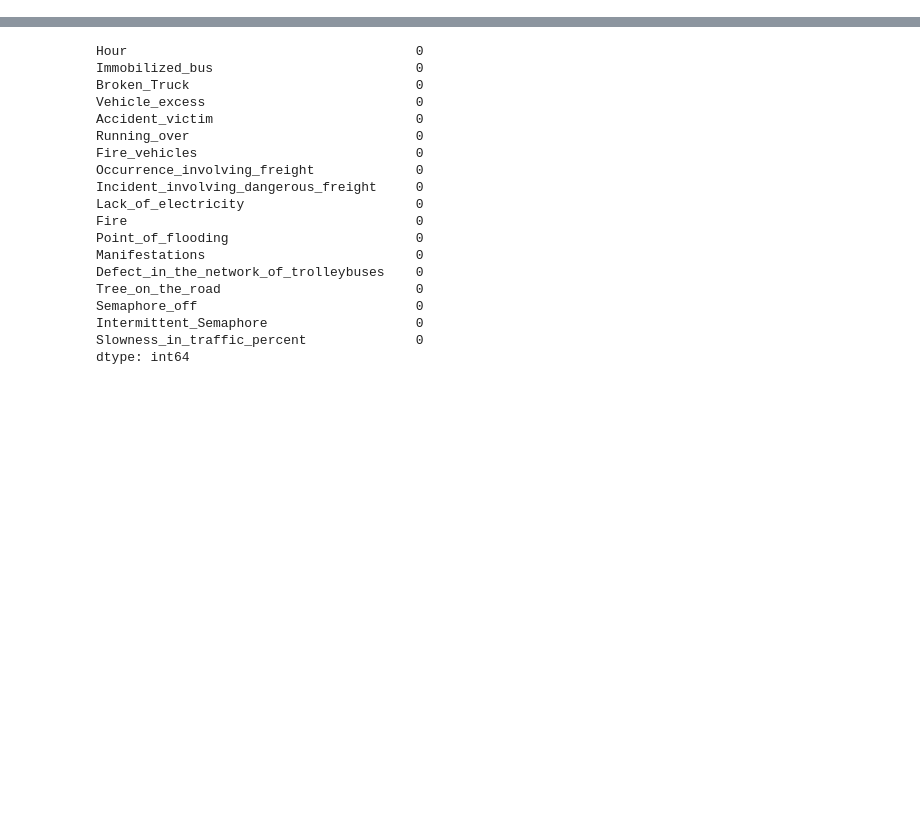
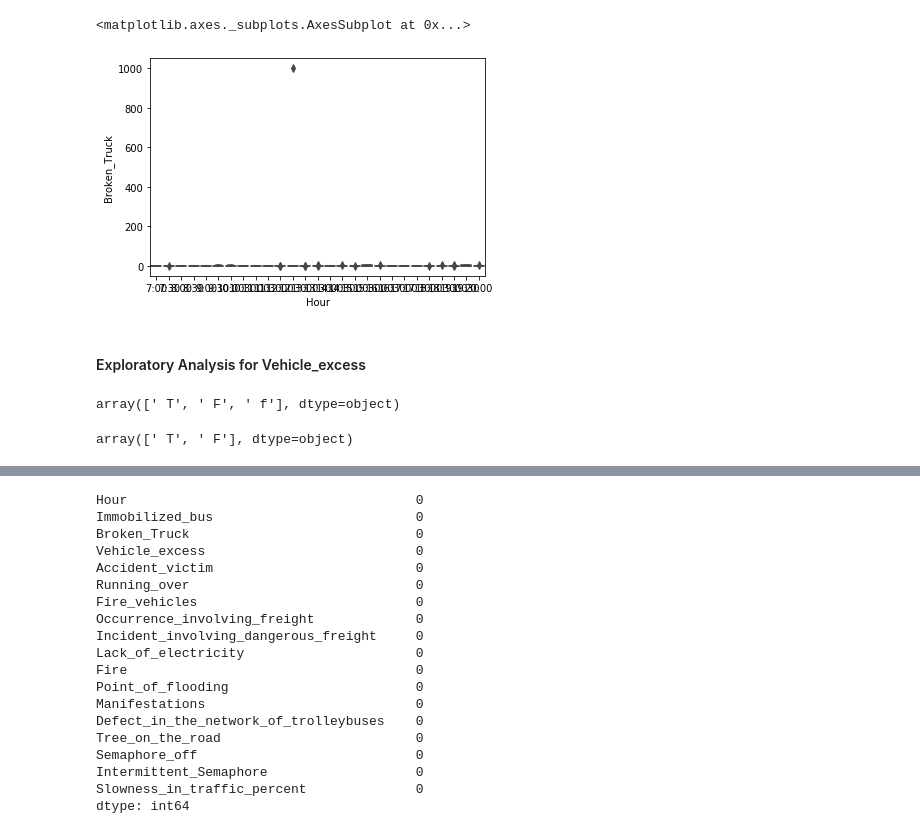
Before and after one commit to badalb/FE, a Jupyter notebook: FE-Project.ipynb, the cells around one changed output, grey strips where cells are left out. Drawn from its saved outputs; the diff is of its cells as text; code cells hidden in the pictures; blank space fills up the shorter version.

```diff
--- a/FE-Project.ipynb
+++ b/FE-Project.ipynb
@@ -75,0 +110,11 @@ sns.heatmap(data.isnull(),yticklabels=False,cbar=False,cmap='viridis')
+# %%
+sns.boxplot(x = 'Hour', y = 'Broken_Truck', data = data)
+# %% [output]
+<matplotlib.axes._subplots.AxesSubplot at 0x...>
+[figure, added]
+# %% [markdown]
+#### Exploratory Analysis for Vehicle_excess
+# %%
+df.Vehicle_excess.unique()
+# %% [output]
+array([' T', ' F', ' f'], dtype=object)
@@ -75,0 +123,4 @@ sns.heatmap(data.isnull(),yticklabels=False,cbar=False,cmap='viridis')
+# %%
+df.Vehicle_excess.unique()
+# %% [output]
+array([' T', ' F'], dtype=object)
```
Also changed, not shown: parts of 68 cells of this notebook.
